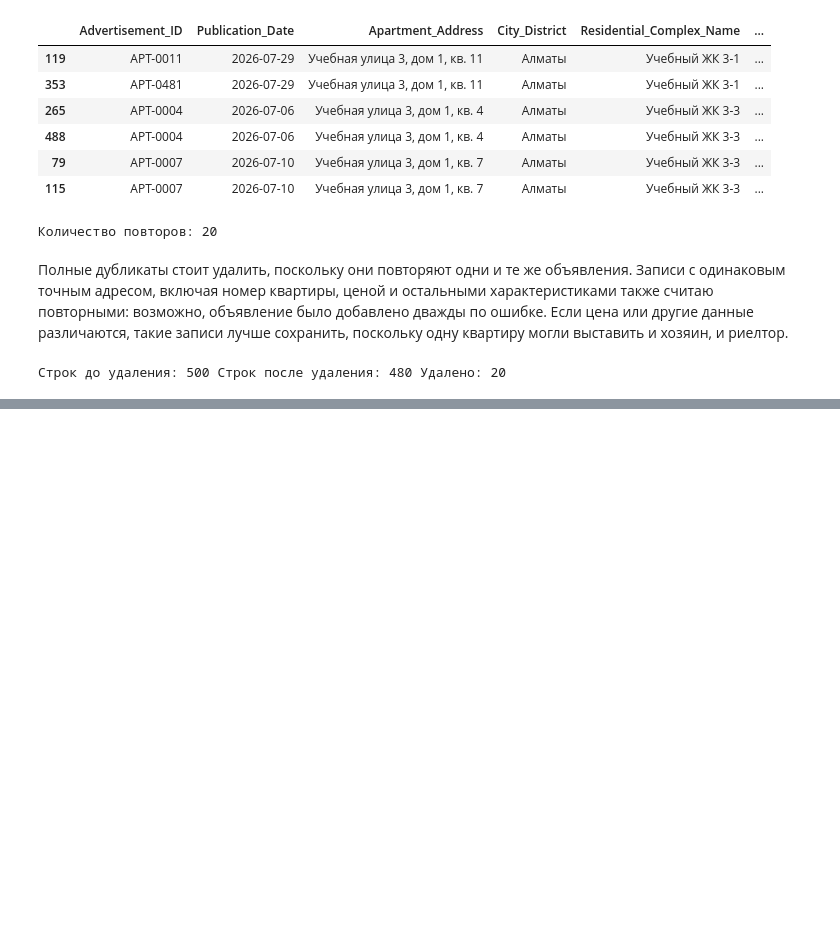
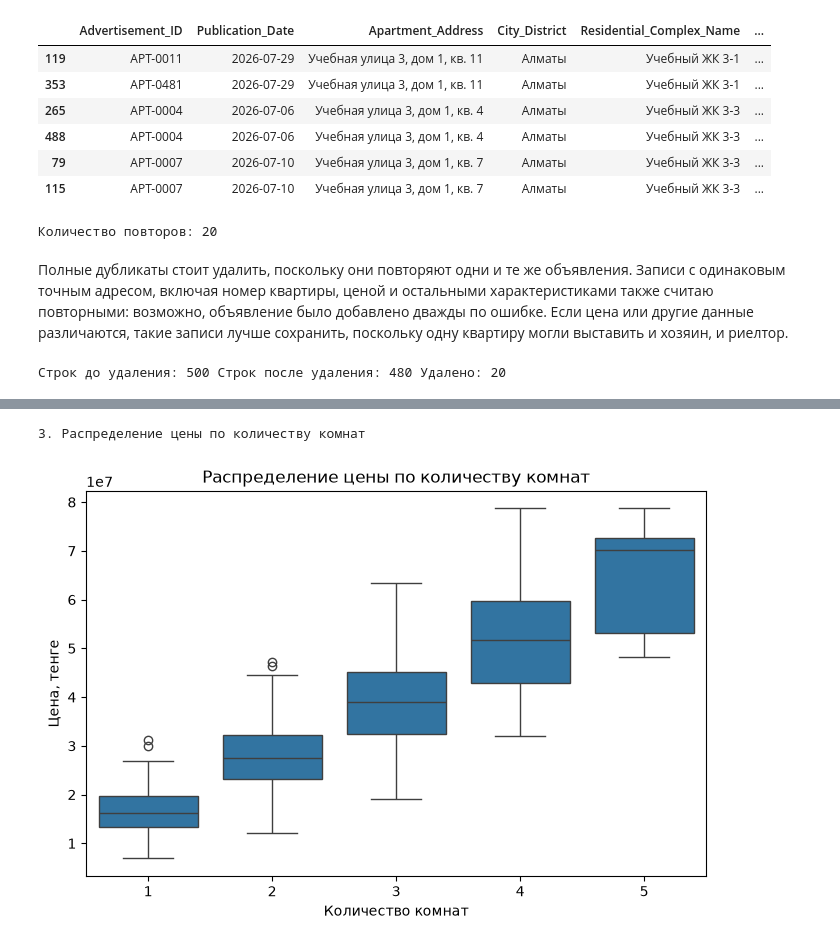
Before and after one commit to DIas-code/AITU, a Jupyter notebook: Programing for data analysis/assignment2/assignment2.ipynb, the cells around one changed output, grey strips where cells are left out. Drawn from its saved outputs; the diff is of its cells as text; code cells hidden in the pictures; blank space fills up the shorter version.

```diff
--- a/Programing for data analysis/assignment2/assignment2.ipynb
+++ b/Programing for data analysis/assignment2/assignment2.ipynb
@@ -706,0 +1180,11 @@ print(f'Строк до удаления: {rows_before} Строк после у
+# %%
+print('3. Распределение цены по количеству комнат')
+plt.figure(figsize=(8, 5))
+sns.boxplot(data=df, x='rooms', y='price')
+plt.title('Распределение цены по количеству комнат')
+plt.xlabel('Количество комнат')
+plt.ylabel('Цена, тенге')
+plt.show()
+# %% [output]
+3. Распределение цены по количеству комнат
+[figure, added]
```
Also changed, not shown: parts of 38 cells of this notebook, 6 other files.
